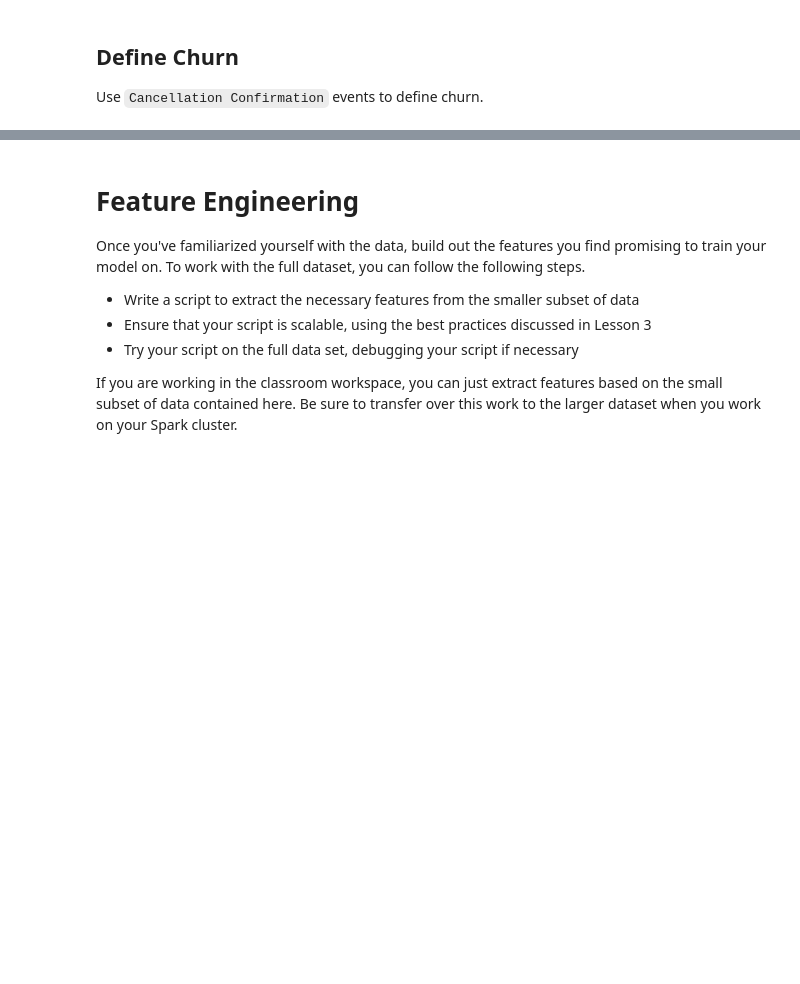
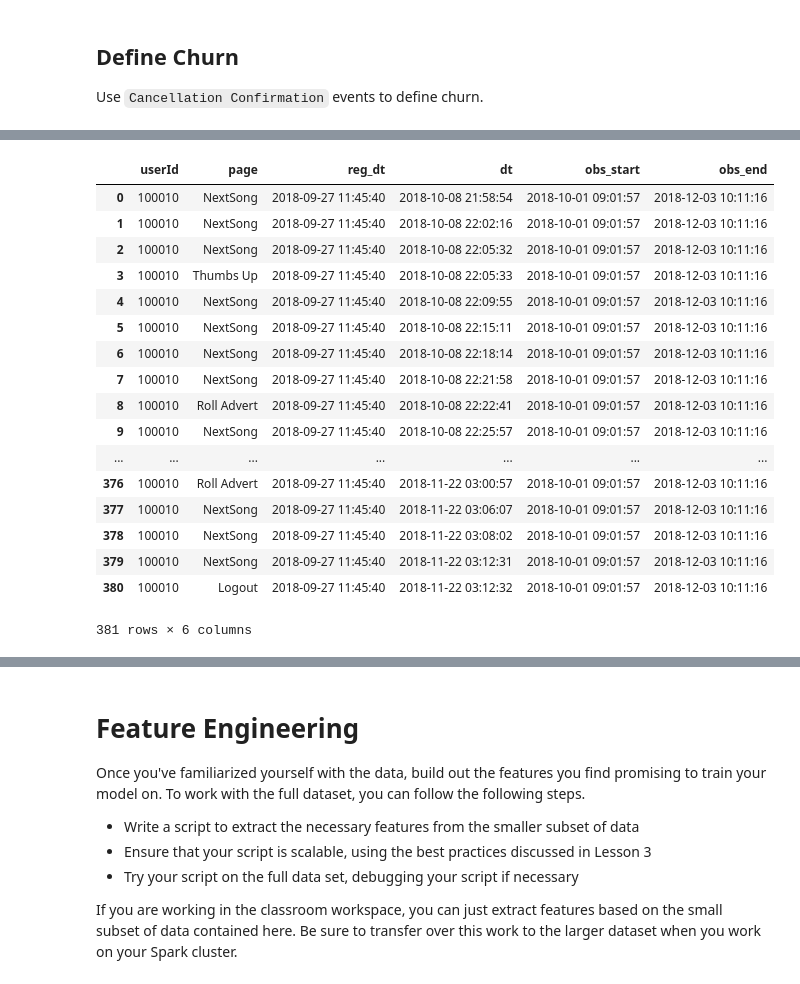
Before and after one commit to silviaclaire/sparkify, a Jupyter notebook: Sparkify.ipynb, the cells around one changed output, grey strips where cells are left out. Drawn from its saved outputs; the diff is of its cells as text; code cells hidden in the pictures; blank space fills up the shorter version.

```diff
--- a/Sparkify.ipynb
+++ b/Sparkify.ipynb
@@ -174,0 +201,29 @@ df = df.withColumn('churn', flag_churn('page'))
+# %%
+# get first log date
+w = Window.partitionBy('userId').orderBy('ts').rangeBetween(Window.unboundedPreceding, Window.unboundedFollowing)
+df = df.withColumn('first_dt', F.first('dt').over(w))
+# %%
+# infer observation start date
+# - for users with reg_dt < min_dt, use min_dt for obs_start
+# - for users with min_dt <= reg_dt < first_dt, use reg_dt for obs_start
+# - for users with reg_dt >= first_dt, use first_dt for obs_start
+df = df.withColumn('obs_start',
+                   (F.when(F.col('reg_dt')<min_dt, min_dt)
+                     .when(F.col('reg_dt')<F.col('first_dt'), F.col('reg_dt'))
+                     .otherwise(F.col('first_dt')))
+                  )
+# %%
+# infer observation end date
+# - for churn users, use churn date for obs_end
+# - for non-churn users, use max_dt for obs_end
+df = df.withColumn('obs_end',
+                   (F.when(F.last('churn').over(w)==1, F.last('dt').over(w))
+                     .otherwise(max_dt))
+                  )
+# %%
+# a function to check date-related columns for a user
+def display_user(user_id):
+    return (df.where(F.col('userId')==user_id)
+              .select('userId', 'page', 'reg_dt', 'dt', 'obs_start', 'obs_end')
+              .sort('dt')
+              .toPandas())
@@ -174,0 +251,22 @@ df = df.withColumn('churn', flag_churn('page'))
+# %%
+# a non-churn user
+display_user('100010')
+# %% [output]
+|  | userId | page | reg_dt | dt | obs_start | obs_end |
+| 0 | 100010 | NextSong | 2018-09-27 11:45:40 | 2018-10-08 21:58:54 | 2018-10-01 09:01:57 | 2018-12-03 10:11:16 |
+| 1 | 100010 | NextSong | 2018-09-27 11:45:40 | 2018-10-08 22:02:16 | 2018-10-01 09:01:57 | 2018-12-03 10:11:16 |
+| 2 | 100010 | NextSong | 2018-09-27 11:45:40 | 2018-10-08 22:05:32 | 2018-10-01 09:01:57 | 2018-12-03 10:11:16 |
+| 3 | 100010 | Thumbs Up | 2018-09-27 11:45:40 | 2018-10-08 22:05:33 | 2018-10-01 09:01:57 | 2018-12-03 10:11:16 |
+| 4 | 100010 | NextSong | 2018-09-27 11:45:40 | 2018-10-08 22:09:55 | 2018-10-01 09:01:57 | 2018-12-03 10:11:16 |
+| 5 | 100010 | NextSong | 2018-09-27 11:45:40 | 2018-10-08 22:15:11 | 2018-10-01 09:01:57 | 2018-12-03 10:11:16 |
+| 6 | 100010 | NextSong | 2018-09-27 11:45:40 | 2018-10-08 22:18:14 | 2018-10-01 09:01:57 | 2018-12-03 10:11:16 |
+| 7 | 100010 | NextSong | 2018-09-27 11:45:40 | 2018-10-08 22:21:58 | 2018-10-01 09:01:57 | 2018-12-03 10:11:16 |
+| 8 | 100010 | Roll Advert | 2018-09-27 11:45:40 | 2018-10-08 22:22:41 | 2018-10-01 09:01:57 | 2018-12-03 10:11:16 |
+| 9 | 100010 | NextSong | 2018-09-27 11:45:40 | 2018-10-08 22:25:57 | 2018-10-01 09:01:57 | 2018-12-03 10:11:16 |
+| ... | ... | ... | ... | ... | ... | ... |
+| 376 | 100010 | Roll Advert | 2018-09-27 11:45:40 | 2018-11-22 03:00:57 | 2018-10-01 09:01:57 | 2018-12-03 10:11:16 |
+| 377 | 100010 | NextSong | 2018-09-27 11:45:40 | 2018-11-22 03:06:07 | 2018-10-01 09:01:57 | 2018-12-03 10:11:16 |
+| 378 | 100010 | NextSong | 2018-09-27 11:45:40 | 2018-11-22 03:08:02 | 2018-10-01 09:01:57 | 2018-12-03 10:11:16 |
+| 379 | 100010 | NextSong | 2018-09-27 11:45:40 | 2018-11-22 03:12:31 | 2018-10-01 09:01:57 | 2018-12-03 10:11:16 |
+| 380 | 100010 | Logout | 2018-09-27 11:45:40 | 2018-11-22 03:12:32 | 2018-10-01 09:01:57 | 2018-12-03 10:11:16 |
+381 rows × 6 columns
```
Also changed, not shown: parts of 22 cells of this notebook, 1 other file.
